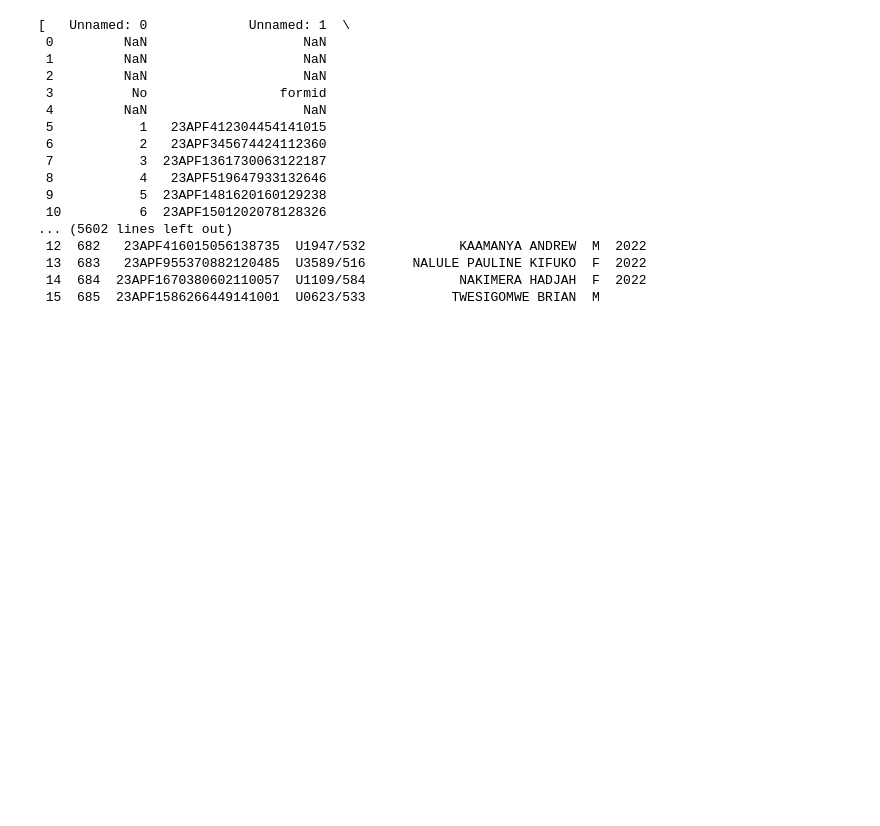
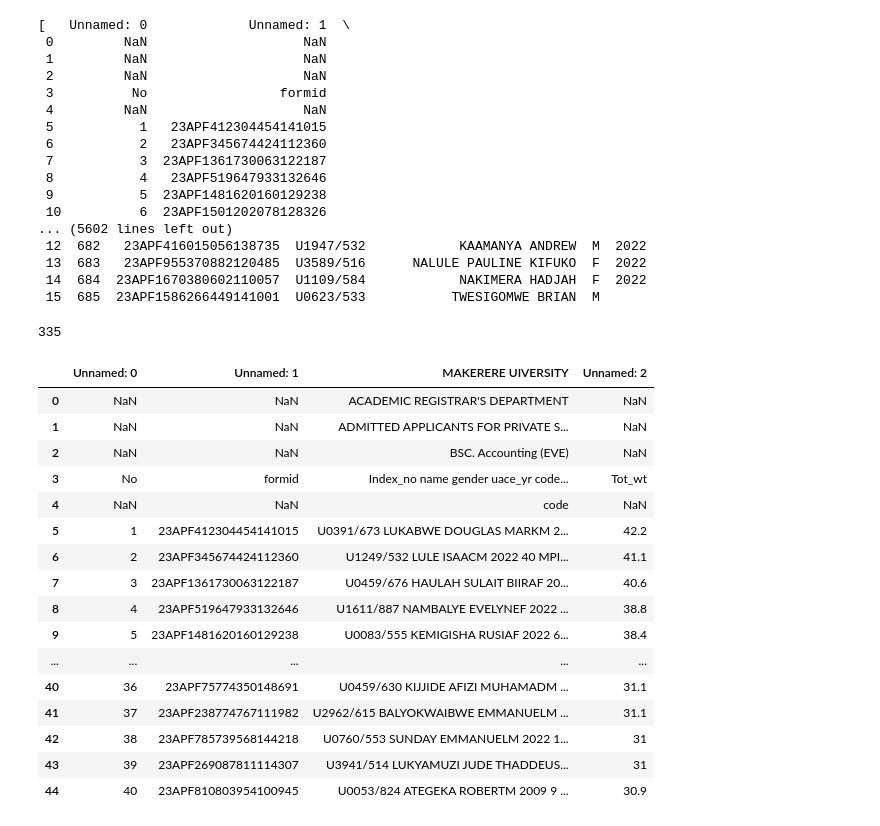
Before and after one commit to Njosephine/Linux_python, a Jupyter notebook: data.ipynb, the cells around one changed output. Saved outputs shown, nothing was run; the diff lists cells and outputs as text; code cells hidden in the pictures; blank space fills up the shorter version.

```diff
--- a/data.ipynb
+++ b/data.ipynb
@@ -40,3 +41,30 @@ No module named 'jpype'
  13  683   23APF955370882120485  U3589/516      NALULE PAULINE KIFUKO  F  2022
  14  684  23APF1670380602110057  U1109/584            NAKIMERA HADJAH  F  2022
  15  685  23APF1586266449141001  U0623/533           TWESIGOMWE BRIAN  M
+# %%
+#reads the pdf file named mak.pdf and the outputs the number of pages contained in a pdf
+mak23 = tabula.read_pdf("Data/mak.pdf", pages ="all")
+print(len(mak23))
+# %% [output]
+335
+# %%
+#outputs the first page that is extracted from the pdf
+mak23[0]
+# %% [output]
+|  | Unnamed: 0 | Unnamed: 1 | MAKERERE UIVERSITY | Unnamed: 2 |
+| 0 | NaN | NaN | ACADEMIC REGISTRAR'S DEPARTMENT | NaN |
+| 1 | NaN | NaN | ADMITTED APPLICANTS FOR PRIVATE S... | NaN |
+| 2 | NaN | NaN | BSC. Accounting (EVE) | NaN |
+| 3 | No | formid | Index_no name gender uace_yr code... | Tot_wt |
+| 4 | NaN | NaN | code | NaN |
+| 5 | 1 | 23APF412304454141015 | U0391/673 LUKABWE DOUGLAS MARKM 2... | 42.2 |
+| 6 | 2 | 23APF345674424112360 | U1249/532 LULE ISAACM 2022 40 MPI... | 41.1 |
+| 7 | 3 | 23APF1361730063122187 | U0459/676 HAULAH SULAIT BIIRAF 20... | 40.6 |
+| 8 | 4 | 23APF519647933132646 | U1611/887 NAMBALYE EVELYNEF 2022 ... | 38.8 |
+| 9 | 5 | 23APF1481620160129238 | U0083/555 KEMIGISHA RUSIAF 2022 6... | 38.4 |
+| ... | ... | ... | ... | ... |
+| 40 | 36 | 23APF75774350148691 | U0459/630 KIJJIDE AFIZI MUHAMADM ... | 31.1 |
+| 41 | 37 | 23APF238774767111982 | U2962/615 BALYOKWAIBWE EMMANUELM ... | 31.1 |
+| 42 | 38 | 23APF785739568144218 | U0760/553 SUNDAY EMMANUELM 2022 1... | 31 |
+| 43 | 39 | 23APF269087811114307 | U3941/514 LUKYAMUZI JUDE THADDEUS... | 31 |
+| 44 | 40 | 23APF810803954100945 | U0053/824 ATEGEKA ROBERTM 2009 9 ... | 30.9 |
```
Also changed, not shown: parts of 2 cells of this notebook, 13 other files.
